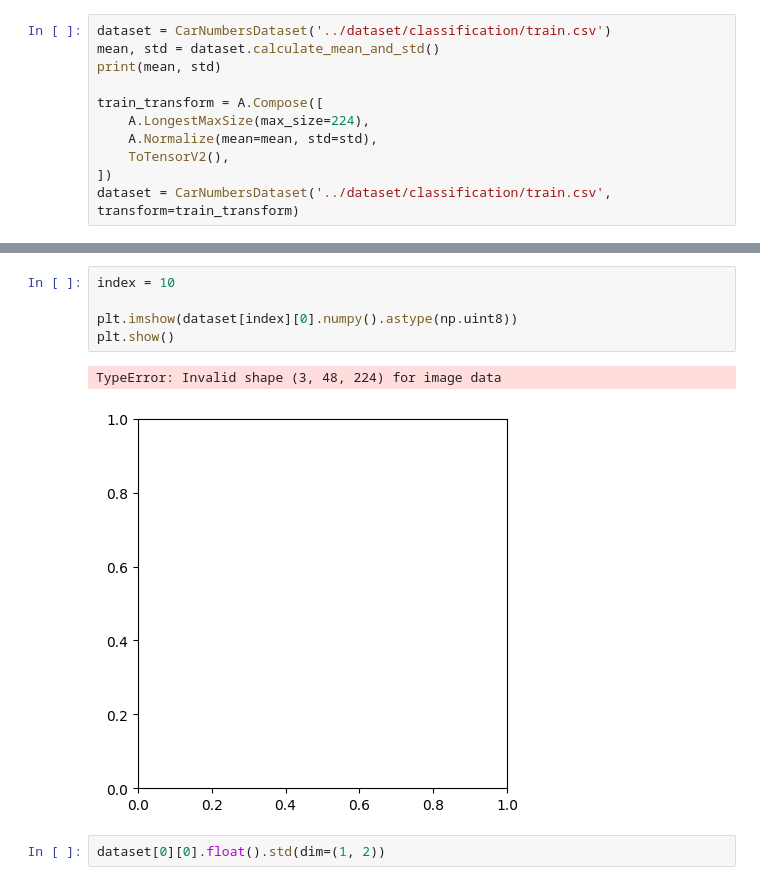
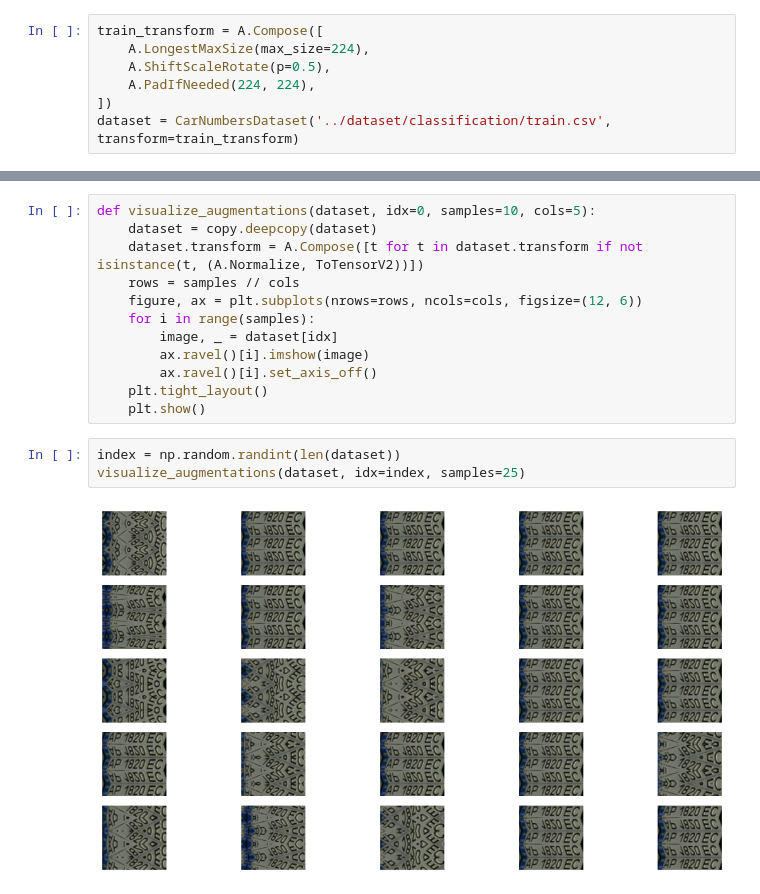
Before and after one commit to Anaiya798/YSDA-Labelling-Course-Project-Round-1, a Jupyter notebook: MobileNetV2-main/check_data.ipynb, the cells around one changed output, grey strips where cells are left out. Cells and saved outputs as stored; diff of their text form.

Commit message:
Added augmentations

```diff
--- a/MobileNetV2-main/check_data.ipynb
+++ b/MobileNetV2-main/check_data.ipynb
@@ -8,13 +9,9 @@ import torchsummary
 
 import matplotlib.pyplot as plt
 # %%
-dataset = CarNumbersDataset('../dataset/classification/train.csv')
-mean, std = dataset.calculate_mean_and_std()
-print(mean, std)
-
 train_transform = A.Compose([
     A.LongestMaxSize(max_size=224),
-    A.Normalize(mean=mean, std=std),
-    ToTensorV2(),
+    A.ShiftScaleRotate(p=0.5),
+    A.PadIfNeeded(224, 224),
 ])
 dataset = CarNumbersDataset('../dataset/classification/train.csv', transform=train_transform)
@@ -47,10 +18,17 @@ tensor([[[ 2.8745e-01,  3.6620e-01,  5.6308e-01,  ...,  2.0869e-01,
-# %%
-index = 10
-
-plt.imshow(dataset[index][0].numpy().astype(np.uint8))
-plt.show()
-# %% [output]
-TypeError: Invalid shape (3, 48, 224) for image data
-[figure, removed]
-# %%
-dataset[0][0].float().std(dim=(1, 2))
+# %%
+def visualize_augmentations(dataset, idx=0, samples=10, cols=5):
+    dataset = copy.deepcopy(dataset)
+    dataset.transform = A.Compose([t for t in dataset.transform if not isinstance(t, (A.Normalize, ToTensorV2))])
+    rows = samples // cols
+    figure, ax = plt.subplots(nrows=rows, ncols=cols, figsize=(12, 6))
+    for i in range(samples):
+        image, _ = dataset[idx]
+        ax.ravel()[i].imshow(image)
+        ax.ravel()[i].set_axis_off()
+    plt.tight_layout()
+    plt.show()
+# %%
+index = np.random.randint(len(dataset))
+visualize_augmentations(dataset, idx=index, samples=25)
+# %% [output]
+[figure, added]
```
Also changed, not shown: parts of 4 cells of this notebook, 1 other file.
